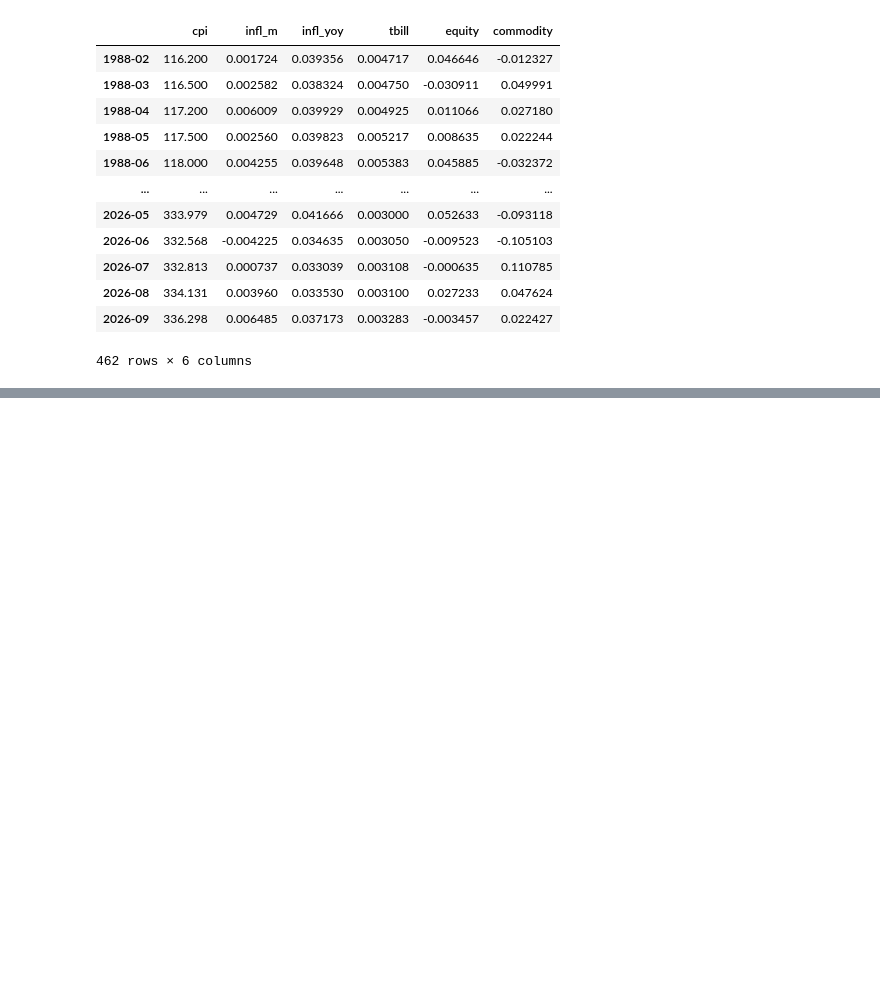
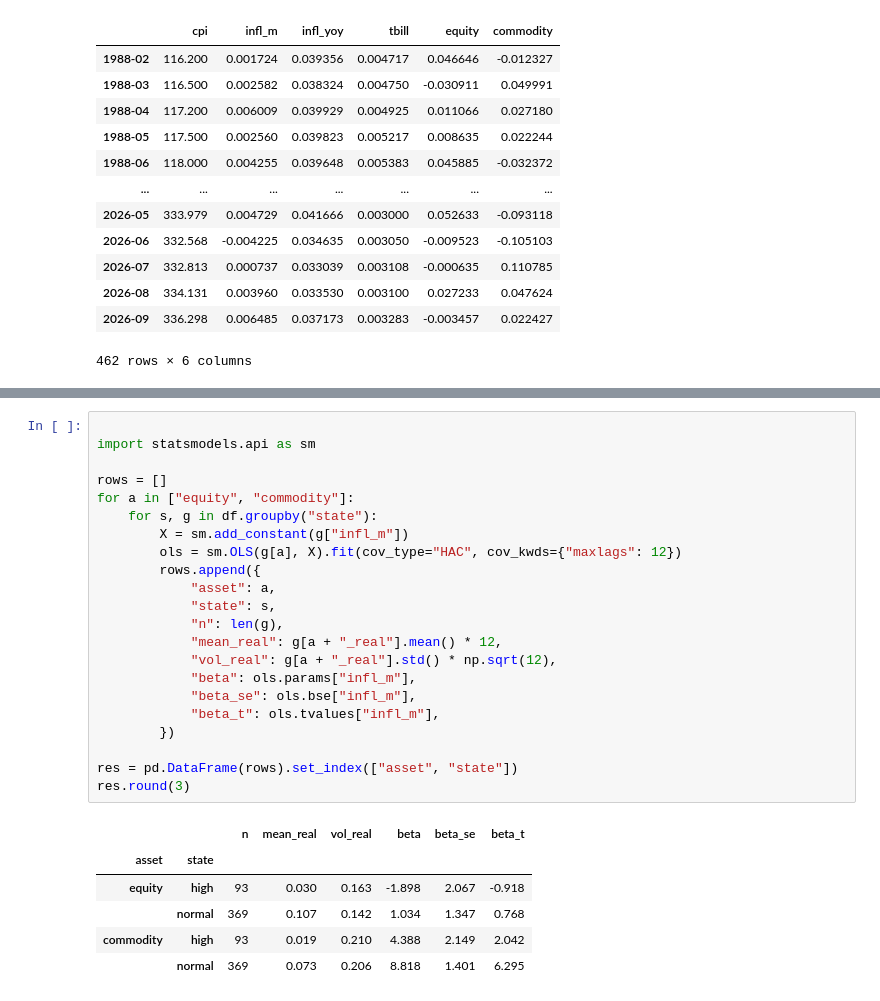
Before and after one commit to 2mrkhomenko/AAIS-HT, a Jupyter notebook: Lesson 4 project/task5.ipynb, the cells around one changed output, grey strips where cells are left out. Cells and saved outputs as stored; diff of their text form; blank space fills up the shorter version.

```diff
--- a/Lesson 4 project/task5.ipynb
+++ b/Lesson 4 project/task5.ipynb
@@ -102,0 +95,29 @@ df
+# %%
+
+import statsmodels.api as sm
+
+rows = []
+for a in ["equity", "commodity"]:
+    for s, g in df.groupby("state"):
+        X = sm.add_constant(g["infl_m"])
+        ols = sm.OLS(g[a], X).fit(cov_type="HAC", cov_kwds={"maxlags": 12})
+        rows.append({
+            "asset": a,
+            "state": s,
+            "n": len(g),
+            "mean_real": g[a + "_real"].mean() * 12,
+            "vol_real": g[a + "_real"].std() * np.sqrt(12),
+            "beta": ols.params["infl_m"],
+            "beta_se": ols.bse["infl_m"],
+            "beta_t": ols.tvalues["infl_m"],
+        })
+
+res = pd.DataFrame(rows).set_index(["asset", "state"])
+res.round(3)
+# %% [output]
+|  |  | n | mean_real | vol_real | beta | beta_se | beta_t |
+| asset | state |  |  |  |  |  |  |
+| equity | high | 93 | 0.030 | 0.163 | -1.898 | 2.067 | -0.918 |
+|  | normal | 369 | 0.107 | 0.142 | 1.034 | 1.347 | 0.768 |
+| commodity | high | 93 | 0.019 | 0.210 | 4.388 | 2.149 | 2.042 |
+|  | normal | 369 | 0.073 | 0.206 | 8.818 | 1.401 | 6.295 |
```
Also changed, not shown: parts of 8 cells of this notebook.
